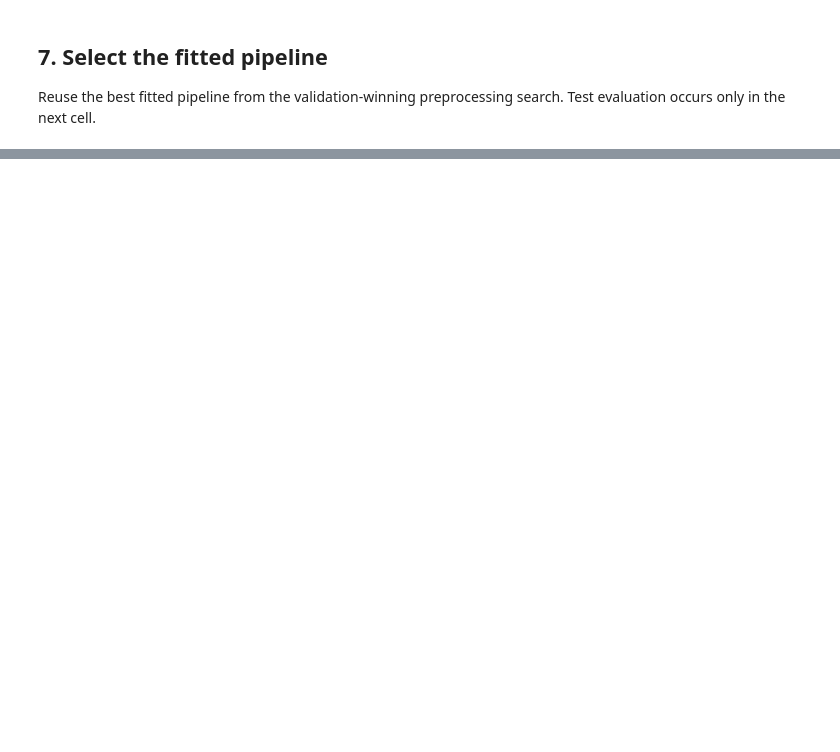
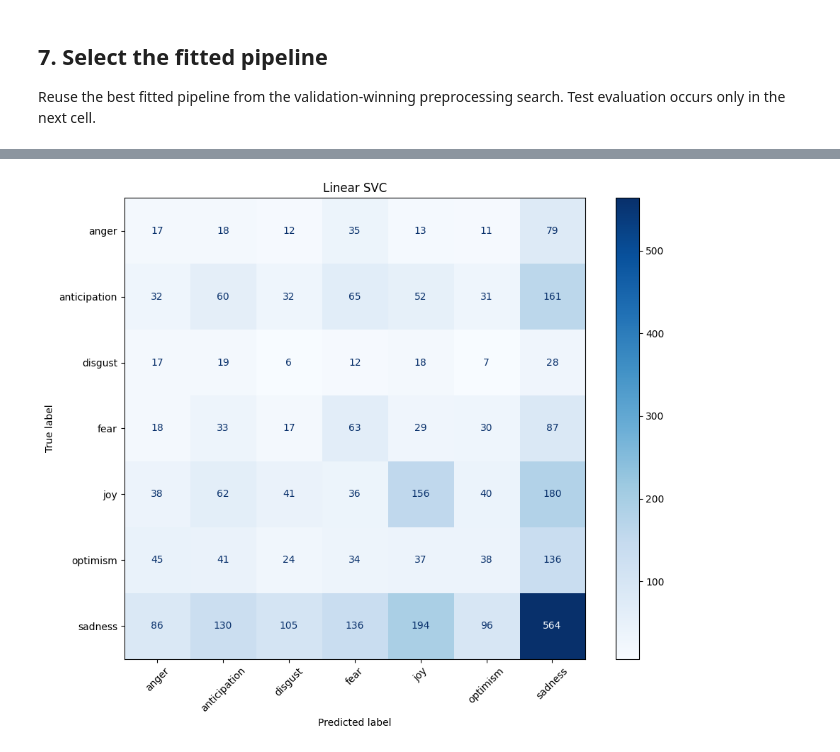
Before and after one commit to it25102877/IT2011-AIML-Project, a Jupyter notebook: notebooks/IT25102631_Model_LinearSVC.ipynb, the cells around one changed output, grey strips where cells are left out. Drawn from its saved outputs; the diff is of its cells as text; code cells hidden in the pictures; blank space fills up the shorter version.

Commit message:
feat(phase2): finalize model results and group comparison

```diff
--- a/notebooks/IT25102631_Model_LinearSVC.ipynb
+++ b/notebooks/IT25102631_Model_LinearSVC.ipynb
@@ -146,16 +113,17 @@ Macro F1 is the primary selection metric because each emotion matters. Accuracy
 
 All candidates use the same five folds. A/C=1/unweighted is the baseline included in the grid. Each row in the exported table is one distinct configuration. Training macro F1 versus validation macro F1 supports overfitting analysis. Test data is not used to select a configuration.
 # %%
-tables=[];searches={};start=time.time()
+tables=[];searches={};start=time.perf_counter()
 for variety in VARIETIES:
-    pipeline.set_params(prep=prep(variety))
-    search=GridSearchCV(pipeline,{'clf__C':[0.1,1.0],'clf__class_weight':[None,'balanced']},
-        cv=folds,scoring=SCORING,refit="macro_f1",return_train_score=True,n_jobs=1,error_score='raise')
-    search.fit(train,train.emotion)
+    candidate=Pipeline([('prep',prep(variety)),
+        ('clf',LinearSVC(dual=False,max_iter=20000,random_state=SEED))],memory=cache)
+    search=GridSearchCV(candidate,{'clf__C':[0.1,1.0],'clf__class_weight':[None,'balanced']},
+        cv=ctx.cv_splits,scoring=SCORING,refit='macro_f1',return_train_score=True,n_jobs=1,error_score='raise')
+    search.fit(ctx.X_train,ctx.y_train)
     searches[variety]=search
     table=pd.DataFrame(search.cv_results_);table['variety']=variety;tables.append(table)
     table.to_csv(OUT/('linear_svc_'+variety+'_cv.csv'),index=False)
-    print(variety,'complete; elapsed seconds',round(time.time()-start),flush=True)
+    print(variety,'complete; elapsed seconds',round(time.perf_counter()-start),flush=True)
 results=pd.concat(tables,ignore_index=True)
 results['C']=results.param_clf__C.astype(float)
 results['class_weight']=results.param_clf__class_weight.fillna('none')
@@ -163,9 +131,9 @@ results['gap']=results.mean_train_macro_f1-results.mean_test_macro_f1
 results=results.sort_values(['mean_test_macro_f1','std_test_macro_f1','C','variety'],
     ascending=[False,True,True,True]).reset_index(drop=True)
 columns=['variety','C','class_weight','mean_train_macro_f1','mean_test_macro_f1',
-    'std_test_macro_f1','mean_test_accuracy','mean_test_weighted_f1',
-    'mean_test_macro_precision','mean_test_macro_recall','gap']
+    'std_test_macro_f1','mean_test_accuracy','mean_test_weighted_f1','gap']
 results[columns].to_csv(OUT/'linear_svc_cv_results.csv',index=False)
 print(results[columns].to_string(index=False))
 best=results.iloc[0]
+elapsed_seconds=time.perf_counter()-start
 print('Selected by validation:',best[['variety','C','class_weight']].to_dict())
@@ -205,65 +196,43 @@ This revision requires the repository's actual src/evaluation.py. Its calls were
 # %%
-from src.evaluation import (
-    save_model_results, evaluate_on_test, split_fingerprint,
-    fold_fingerprints, cv_fold_scores, compute_baselines,
-    load_model_results, validate_results,
-)
-
-# Use the actual partitions/folds used above; do not invent team fingerprints.
-SPLIT_INFO=split_fingerprint(train,test,random_state=SEED,test_size=0.2)
-CV_FINGERPRINTS=fold_fingerprints(folds,train['movie_name'])
-BASELINES=compute_baselines(train.emotion,test.emotion,n_seeds=200)
 cv_payload=cv_fold_scores(selected_search)
-
-# The group's evaluator owns the prediction columns and test-metric schema.
-# Evaluate the selected model once on the held-out set.
-test_metrics,predictions_df=evaluate_on_test(final,test,test.emotion)
-meta={
-    'model_label':'Linear SVC',
-    'member_id':'IT25102631',
-    'algorithm':'LinearSVC',
-    'preprocessing':str(best.variety),
-    'protocol_status':protocol,
-    'tuning':{
-        'method':'GridSearchCV',
-        'n_configs':int(len(results)),
-        'n_folds':len(folds),
-        'scoring':list(SCORING.keys()),
-        'elapsed_seconds':float(time.time()-start),
-        'best_params':selected_search.best_params_,
-    },
-}
-json_path,csv_path=save_model_results(
+best_params={'preprocessing':str(best.variety),**selected_search.best_params_}
+json_path,csv_path=finalize_model(
+    ctx,
+    model_key='linear_svc',
+    member_id='IT25102631',
+    model_label='Linear SVC',
+    algorithm='LinearSVC',
+    preprocessing=str(best.variety),
+    model=final,
+    cv_scores=cv_payload,
+    n_configs=int(len(results)),
+    tuning_method='GridSearchCV across preprocessing varieties',
+    elapsed_seconds=float(elapsed_seconds),
+    best_params=best_params,
     out_dir=OUT,
-    model_key='linear_svc',
-    meta=meta,
-    split=SPLIT_INFO,
-    cv=cv_payload,
-    cv_fingerprints=CV_FINGERPRINTS,
-    test=test_metrics,
-    baselines=BASELINES,
-    predictions_df=predictions_df,
 )
 validate_results(load_model_results(json_path))
-print('Standardized results:',json_path)
-print('Standardized predictions:',csv_path)
+result=load_model_results(json_path)
+test_metrics=result['test']
+print('Standardized results:',f'results/phase2/{json_path.name}')
+print('Standardized predictions:',f'results/phase2/{csv_path.name}')
 print('Protocol:',protocol)
 print('Test accuracy:',test_metrics['accuracy'])
 print('Test macro F1:',test_metrics['macro_f1'])
 print('Test weighted F1:',test_metrics['weighted_f1'])
 
-# Plot directly from the group's evaluated confusion matrix.
 fig,ax=plt.subplots(figsize=(10,8))
 ConfusionMatrixDisplay(confusion_matrix=np.asarray(test_metrics['confusion_matrix']),
                        display_labels=LABELS).plot(ax=ax,cmap='Blues',xticks_rotation=45)
 ax.set_title('Linear SVC');plt.tight_layout()
-plt.savefig(OUT/'linear_svc_confusion_matrix.png',dpi=160);plt.show()
+fig.savefig(OUT/'linear_svc_confusion_matrix.png',dpi=160,bbox_inches='tight');plt.show()
 
-# Save a reusable fitted model, separate from standardized evaluation artifacts.
+final.memory=None
 joblib.dump({'pipeline':final,'labels':LABELS,'sklearn_version':sklearn.__version__},
             OUT/'linear_svc.joblib')
 loaded=joblib.load(OUT/'linear_svc.joblib')['pipeline']
-assert np.array_equal(loaded.predict(test.iloc[:5]),final.predict(test.iloc[:5]))
-print('Demo predictions:',loaded.predict(test.iloc[:3]))
-print('Recorded labels:',test.emotion.iloc[:3].tolist())
+assert np.array_equal(loaded.predict(ctx.X_test.iloc[:5]),final.predict(ctx.X_test.iloc[:5]))
+print('Demo predictions:',loaded.predict(ctx.X_test.iloc[:3]))
+print('Recorded labels:',ctx.y_test.iloc[:3].tolist())
 cache.clear(warn=False)
+# %% [output]
@@ -269,0 +246 @@ cache.clear(warn=False)
+[figure, added]
```
Also changed, not shown: parts of 20 cells of this notebook, 22 other files.
